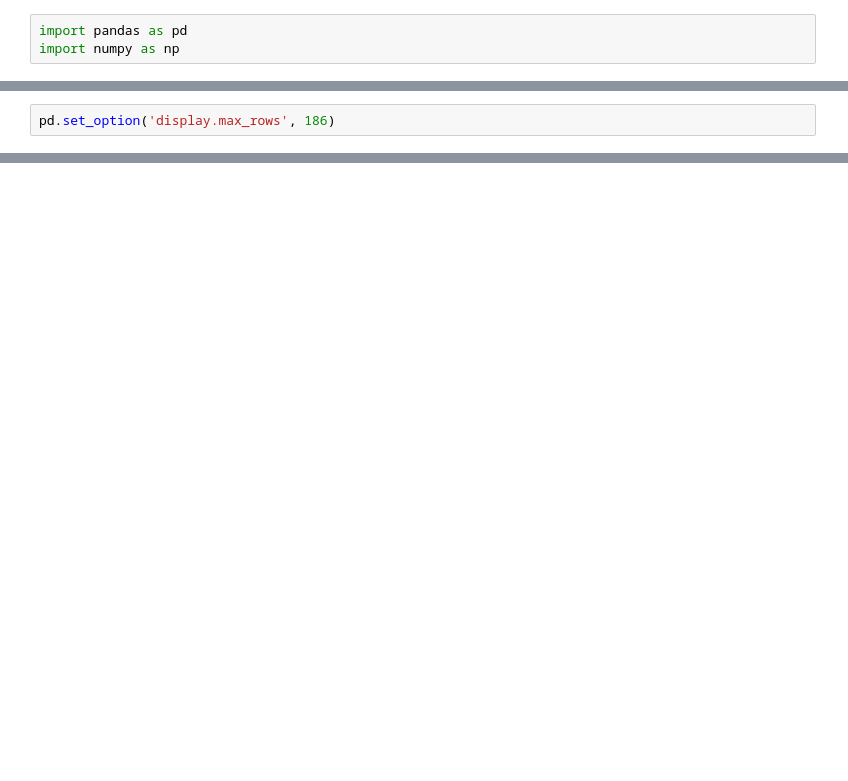
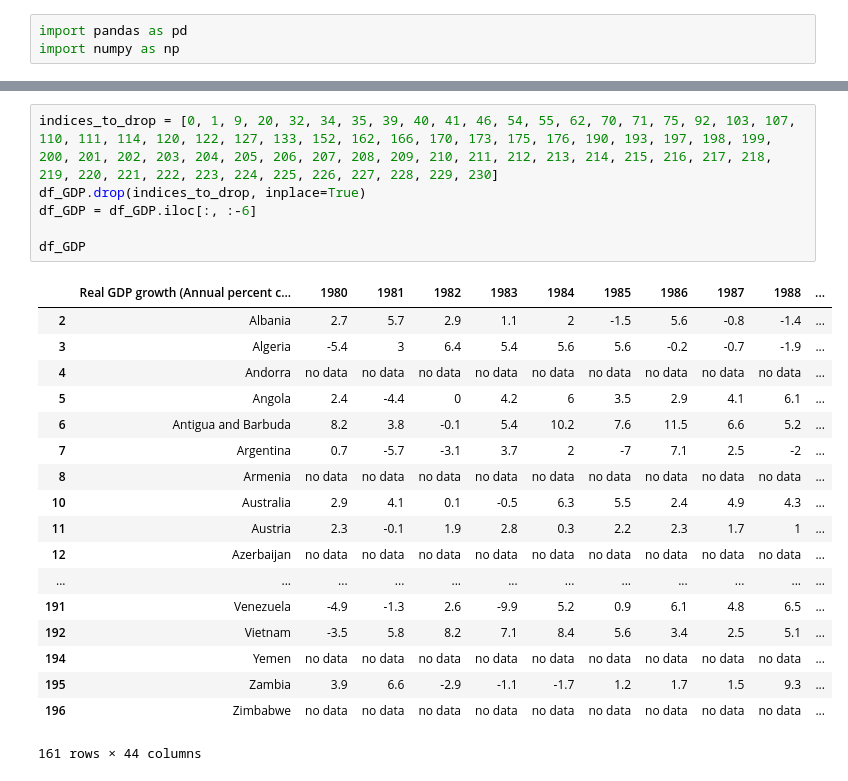
Before and after one commit to Vyshnevskyi91/Economy-growth-prediction, a Jupyter notebook: PatentsToGDP.ipynb, the cells around one changed output, grey strips where cells are left out. Drawn from its saved outputs; the diff is of its cells as text; blank space fills up the shorter version.

```diff
--- a/PatentsToGDP.ipynb
+++ b/PatentsToGDP.ipynb
@@ -14,2 +36,0 @@ df_patent = df_patent.iloc[4:]
-# %%
-pd.set_option('display.max_rows', 186)
@@ -52,0 +40,25 @@ df_GDP
+# %%
+indices_to_drop = [0, 1, 9, 20, 32, 34, 35, 39, 40, 41, 46, 54, 55, 62, 70, 71, 75, 92, 103, 107, 110, 111, 114, 120, 122, 127, 133, 152, 162, 166, 170, 173, 175, 176, 190, 193, 197, 198, 199, 200, 201, 202, 203, 204, 205, 206, 207, 208, 209, 210, 211, 212, 213, 214, 215, 216, 217, 218, 219, 220, 221, 222, 223, 224, 225, 226, 227, 228, 229, 230]
+df_GDP.drop(indices_to_drop, inplace=True)
+df_GDP = df_GDP.iloc[:, :-6]
+
+df_GDP
+# %% [output]
+|  | Real GDP growth (Annual percent c... | 1980 | 1981 | 1982 | 1983 | 1984 | 1985 | 1986 | 1987 | 1988 | ... |
+| 2 | Albania | 2.7 | 5.7 | 2.9 | 1.1 | 2 | -1.5 | 5.6 | -0.8 | -1.4 | ... |
+| 3 | Algeria | -5.4 | 3 | 6.4 | 5.4 | 5.6 | 5.6 | -0.2 | -0.7 | -1.9 | ... |
+| 4 | Andorra | no data | no data | no data | no data | no data | no data | no data | no data | no data | ... |
+| 5 | Angola | 2.4 | -4.4 | 0 | 4.2 | 6 | 3.5 | 2.9 | 4.1 | 6.1 | ... |
+| 6 | Antigua and Barbuda | 8.2 | 3.8 | -0.1 | 5.4 | 10.2 | 7.6 | 11.5 | 6.6 | 5.2 | ... |
+| 7 | Argentina | 0.7 | -5.7 | -3.1 | 3.7 | 2 | -7 | 7.1 | 2.5 | -2 | ... |
+| 8 | Armenia | no data | no data | no data | no data | no data | no data | no data | no data | no data | ... |
+| 10 | Australia | 2.9 | 4.1 | 0.1 | -0.5 | 6.3 | 5.5 | 2.4 | 4.9 | 4.3 | ... |
+| 11 | Austria | 2.3 | -0.1 | 1.9 | 2.8 | 0.3 | 2.2 | 2.3 | 1.7 | 1 | ... |
+| 12 | Azerbaijan | no data | no data | no data | no data | no data | no data | no data | no data | no data | ... |
+| ... | ... | ... | ... | ... | ... | ... | ... | ... | ... | ... | ... |
+| 191 | Venezuela | -4.9 | -1.3 | 2.6 | -9.9 | 5.2 | 0.9 | 6.1 | 4.8 | 6.5 | ... |
+| 192 | Vietnam | -3.5 | 5.8 | 8.2 | 7.1 | 8.4 | 5.6 | 3.4 | 2.5 | 5.1 | ... |
+| 194 | Yemen | no data | no data | no data | no data | no data | no data | no data | no data | no data | ... |
+| 195 | Zambia | 3.9 | 6.6 | -2.9 | -1.1 | -1.7 | 1.2 | 1.7 | 1.5 | 9.3 | ... |
+| 196 | Zimbabwe | no data | no data | no data | no data | no data | no data | no data | no data | no data | ... |
+161 rows × 44 columns
```
Also changed, not shown: parts of 12 cells of this notebook.
